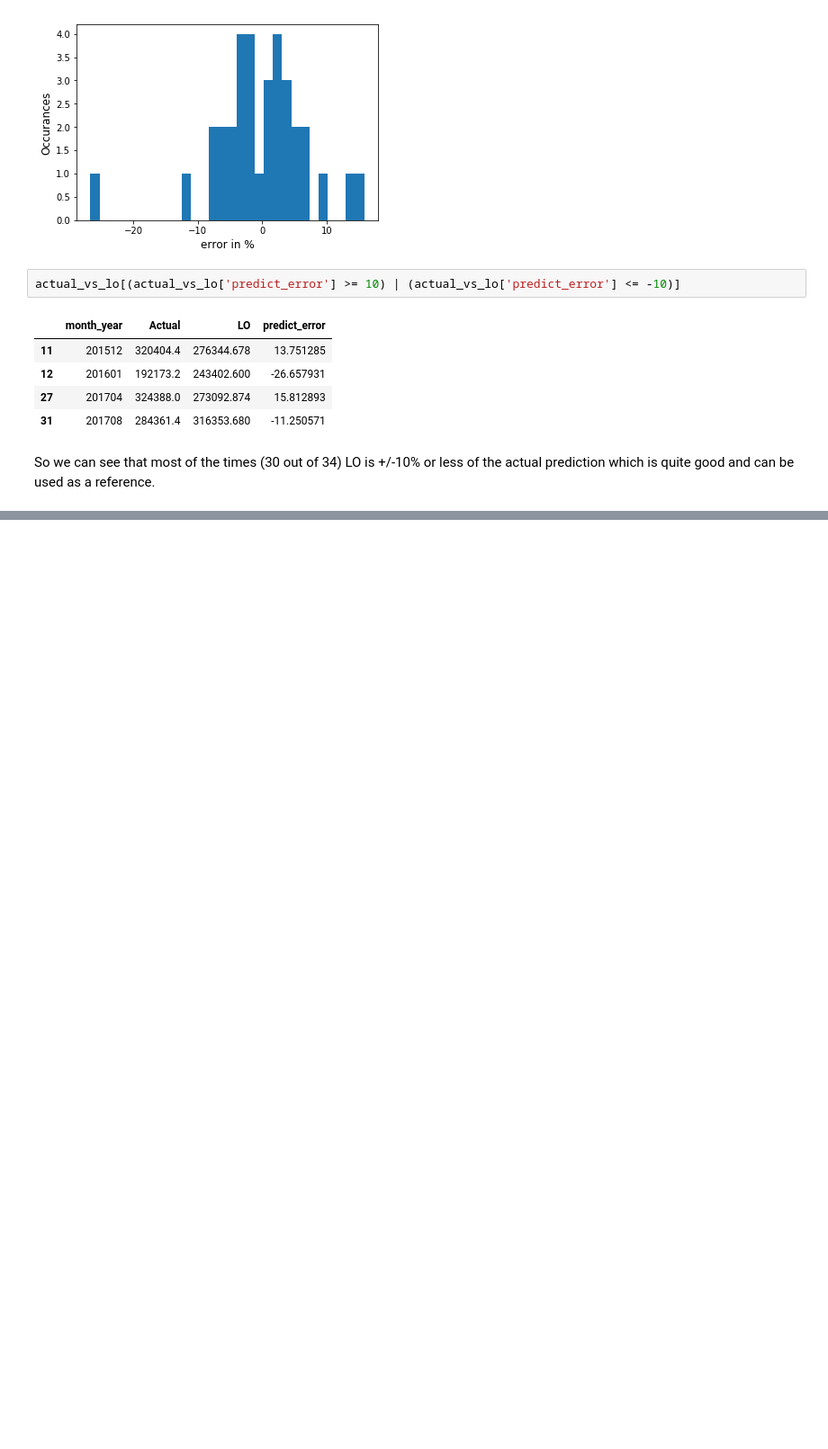
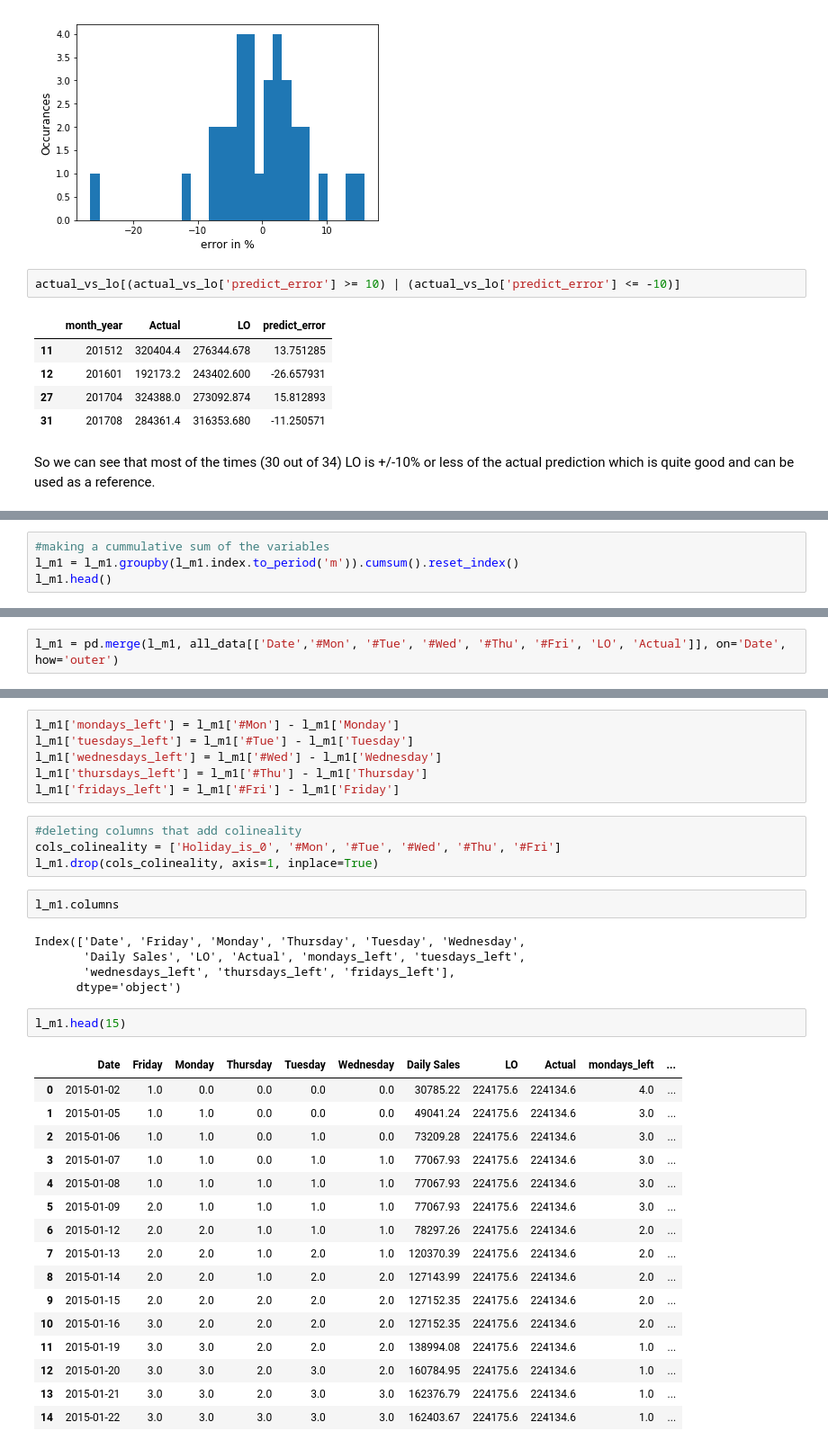
Before and after one commit to diruit/novartis_challenge, a Jupyter notebook: Data_cleaning_notebook.ipynb, the cells around one changed output, grey strips where cells are left out. Shown at 90% size. Cells and saved outputs as stored; diff of their text form; blank space fills up the shorter version.

```diff
--- a/Data_cleaning_notebook.ipynb
+++ b/Data_cleaning_notebook.ipynb
@@ -700,0 +873,4 @@ So we can see that most of the times (30 out of 34) LO is +/-10% or less of the
+# %%
+#making a cummulative sum of the variables
+l_m1 = l_m1.groupby(l_m1.index.to_period('m')).cumsum().reset_index()
+l_m1.head()
@@ -700,0 +884,2 @@ So we can see that most of the times (30 out of 34) LO is +/-10% or less of the
+# %%
+l_m1 = pd.merge(l_m1, all_data[['Date','#Mon', '#Tue', '#Wed', '#Thu', '#Fri', 'LO', 'Actual']], on='Date', how='outer')
@@ -700,0 +895,36 @@ So we can see that most of the times (30 out of 34) LO is +/-10% or less of the
+# %%
+l_m1['mondays_left'] = l_m1['#Mon'] - l_m1['Monday']
+l_m1['tuesdays_left'] = l_m1['#Tue'] - l_m1['Tuesday']
+l_m1['wednesdays_left'] = l_m1['#Wed'] - l_m1['Wednesday']
+l_m1['thursdays_left'] = l_m1['#Thu'] - l_m1['Thursday']
+l_m1['fridays_left'] = l_m1['#Fri'] - l_m1['Friday']
+# %%
+#deleting columns that add colineality
+cols_colineality = ['Holiday_is_0', '#Mon', '#Tue', '#Wed', '#Thu', '#Fri']
+l_m1.drop(cols_colineality, axis=1, inplace=True)
+# %%
+l_m1.columns
+# %% [output]
+Index(['Date', 'Friday', 'Monday', 'Thursday', 'Tuesday', 'Wednesday',
+       'Daily Sales', 'LO', 'Actual', 'mondays_left', 'tuesdays_left',
+       'wednesdays_left', 'thursdays_left', 'fridays_left'],
+      dtype='object')
+# %%
+l_m1.head(15)
+# %% [output]
+|  | Date | Friday | Monday | Thursday | Tuesday | Wednesday | Daily Sales | LO | Actual | mondays_left | ... |
+| 0 | 2015-01-02 | 1.0 | 0.0 | 0.0 | 0.0 | 0.0 | 30785.22 | 224175.6 | 224134.6 | 4.0 | ... |
+| 1 | 2015-01-05 | 1.0 | 1.0 | 0.0 | 0.0 | 0.0 | 49041.24 | 224175.6 | 224134.6 | 3.0 | ... |
+| 2 | 2015-01-06 | 1.0 | 1.0 | 0.0 | 1.0 | 0.0 | 73209.28 | 224175.6 | 224134.6 | 3.0 | ... |
+| 3 | 2015-01-07 | 1.0 | 1.0 | 0.0 | 1.0 | 1.0 | 77067.93 | 224175.6 | 224134.6 | 3.0 | ... |
+| 4 | 2015-01-08 | 1.0 | 1.0 | 1.0 | 1.0 | 1.0 | 77067.93 | 224175.6 | 224134.6 | 3.0 | ... |
+| 5 | 2015-01-09 | 2.0 | 1.0 | 1.0 | 1.0 | 1.0 | 77067.93 | 224175.6 | 224134.6 | 3.0 | ... |
+| 6 | 2015-01-12 | 2.0 | 2.0 | 1.0 | 1.0 | 1.0 | 78297.26 | 224175.6 | 224134.6 | 2.0 | ... |
+| 7 | 2015-01-13 | 2.0 | 2.0 | 1.0 | 2.0 | 1.0 | 120370.39 | 224175.6 | 224134.6 | 2.0 | ... |
+| 8 | 2015-01-14 | 2.0 | 2.0 | 1.0 | 2.0 | 2.0 | 127143.99 | 224175.6 | 224134.6 | 2.0 | ... |
+| 9 | 2015-01-15 | 2.0 | 2.0 | 2.0 | 2.0 | 2.0 | 127152.35 | 224175.6 | 224134.6 | 2.0 | ... |
+| 10 | 2015-01-16 | 3.0 | 2.0 | 2.0 | 2.0 | 2.0 | 127152.35 | 224175.6 | 224134.6 | 2.0 | ... |
+| 11 | 2015-01-19 | 3.0 | 3.0 | 2.0 | 2.0 | 2.0 | 138994.08 | 224175.6 | 224134.6 | 1.0 | ... |
+| 12 | 2015-01-20 | 3.0 | 3.0 | 2.0 | 3.0 | 2.0 | 160784.95 | 224175.6 | 224134.6 | 1.0 | ... |
+| 13 | 2015-01-21 | 3.0 | 3.0 | 2.0 | 3.0 | 3.0 | 162376.79 | 224175.6 | 224134.6 | 1.0 | ... |
+| 14 | 2015-01-22 | 3.0 | 3.0 | 3.0 | 3.0 | 3.0 | 162403.67 | 224175.6 | 224134.6 | 1.0 | ... |
```
Also changed, not shown: parts of 29 cells of this notebook.
